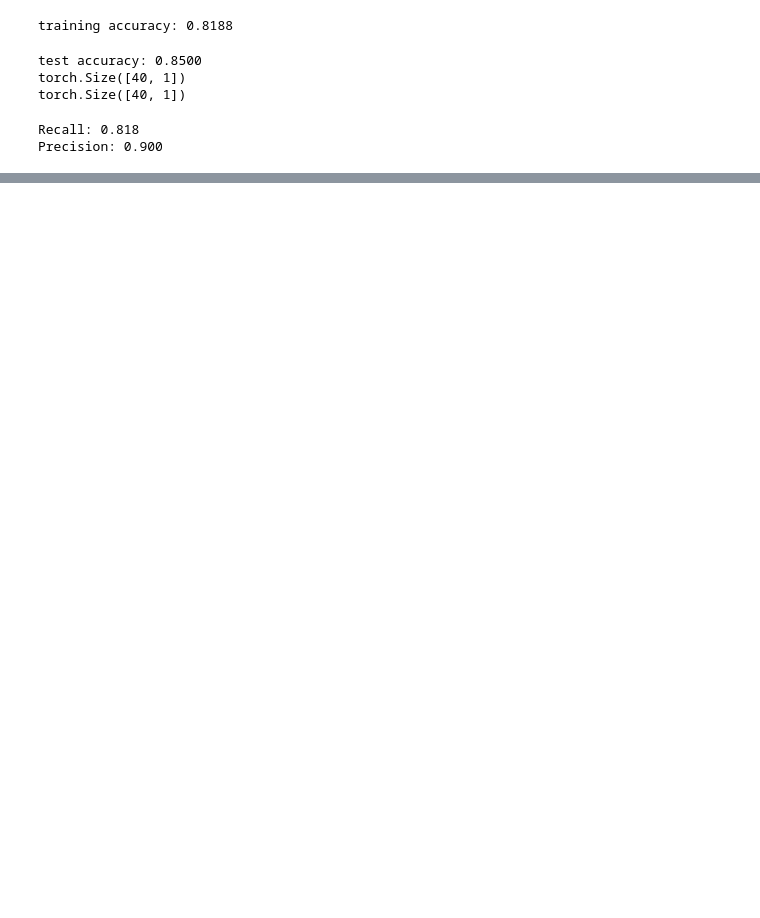
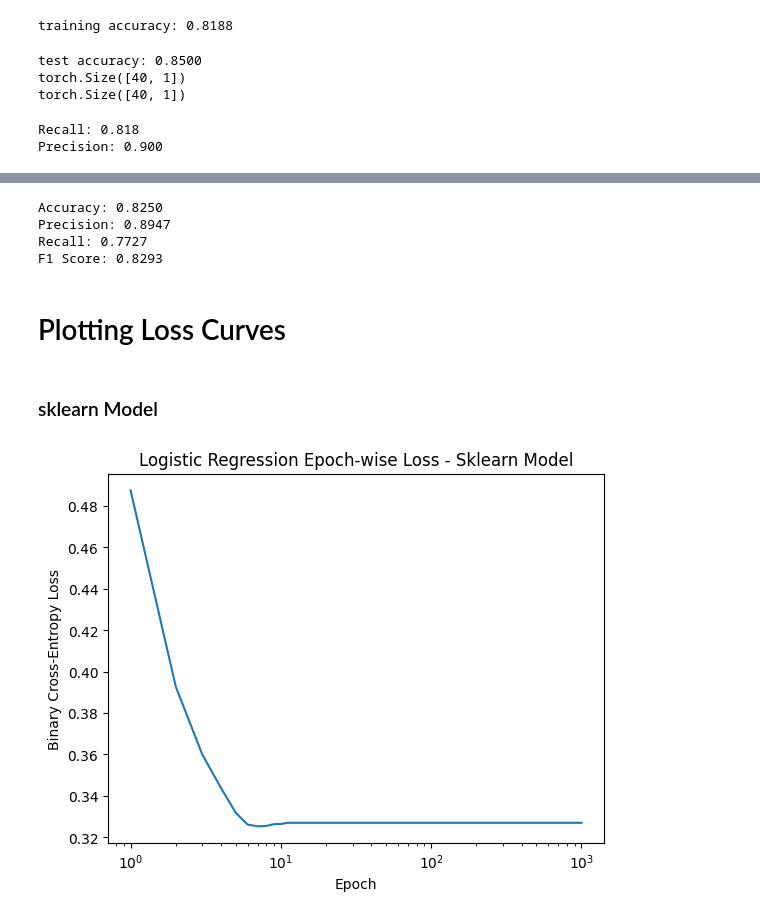
Before and after one commit to hemtilva/es335-assignment2, a Jupyter notebook: task5.ipynb, the cells around one changed output, grey strips where cells are left out. Drawn from its saved outputs; the diff is of its cells as text; code cells hidden in the pictures; blank space fills up the shorter version.

```diff
--- a/task5.ipynb
+++ b/task5.ipynb
@@ -24,8 +26,8 @@ class LogisticTorch:
             y_hat = torch.sigmoid(logits)
             grad = X.T @(y_hat - y)/len(y)
             oldtheta = self.theta.clone()
-            loss = torch.mean((y_hat-y)**2)
-            self.loss_history.append(loss)
+            loss = F.binary_cross_entropy_with_logits(logits.view(-1),y.view(-1))
+            self.loss_history.append(loss.item())
             self.theta = self.theta - self.lr*grad
 
             if torch.norm(self.theta - oldtheta) < self.epsilon:
@@ -77,8 +83,9 @@ pd.DataFrame(X_train).head()
 # %%
-model = LogisticTorch()
-model.fit(X_train,y_train)
-y_hat_train = model.predict(X_train)
-y_hat_train_probs = model.predict_proba(X_train)
+my_model = LogisticTorch()
+my_model.fit(X_train,y_train)
+y_hat_train = my_model.predict(X_train)
+y_hat_train_probs = my_model.predict_proba(X_train)
+losses_mymodel = my_model.loss_history
 # %%
 y_train = torch.tensor(y_train).view(-1,1)
 train_accuracy = (y_hat_train == y_train).float().mean()
@@ -112,0 +126,13 @@ Precision: 0.900
+# %%
+model_sklearn = LogisticRegression(solver='lbfgs', max_iter=1, warm_start=True)
+epochs = 1000
+losses = []
+y_train = y_train.view(-1) # y_train is made into 1D (samples,) from (samples,1)
+# %%
+for epoch in range(epochs):
+    model_sklearn.fit(X_train,y_train)
+    logits = model_sklearn.decision_function(X_train)
+    logits_tensor = torch.tensor(logits,dtype=torch.float32)
+    loss = F.binary_cross_entropy_with_logits(logits_tensor,y_train)
+    losses.append(loss.item())
+    print(f"epoch {epoch+1}: loss={loss.item()}")
@@ -112,0 +177,28 @@ Precision: 0.900
+# %%
+accuracy  = accuracy_score(y_test, y_pred)
+precision = precision_score(y_test, y_pred)
+recall    = recall_score(y_test, y_pred)
+f1        = f1_score(y_test, y_pred)
+
+print(f"Accuracy: {accuracy:.4f}")
+print(f"Precision: {precision:.4f}")
+print(f"Recall: {recall:.4f}")
+print(f"F1 Score: {f1:.4f}")
+# %% [output]
+Accuracy: 0.8250
+Precision: 0.8947
+Recall: 0.7727
+F1 Score: 0.8293
+# %% [markdown]
+# Plotting Loss Curves
+# %% [markdown]
+### sklearn Model
+# %%
+plt.plot(range(1, epochs+1), losses)
+plt.xlabel("Epoch")
+plt.ylabel("Binary Cross-Entropy Loss")
+plt.title("Logistic Regression Epoch-wise Loss - Sklearn Model")
+plt.xscale("log")
+plt.show()
+# %% [output]
+[figure, added]
```
Also changed, not shown: parts of 17 cells of this notebook.
